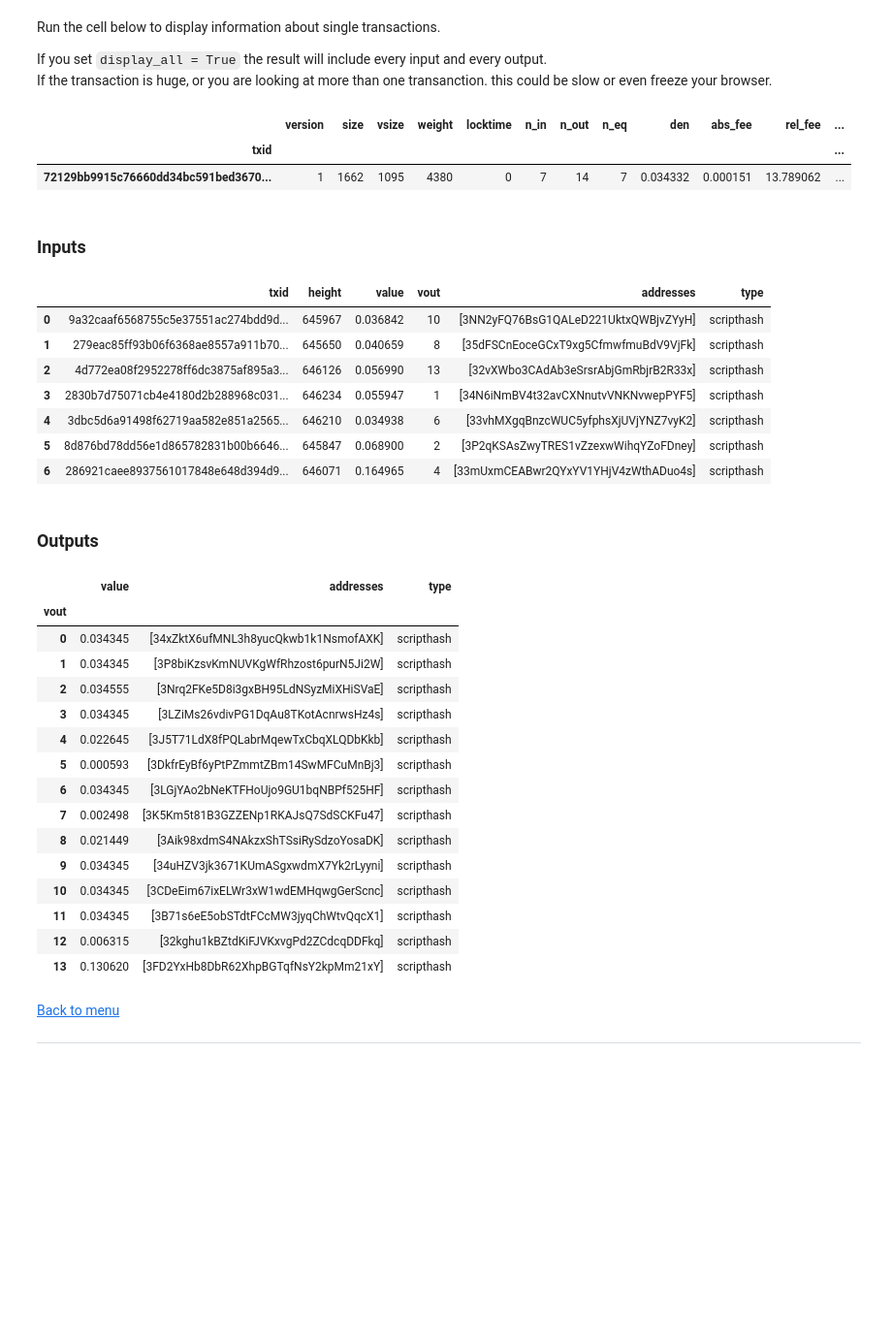
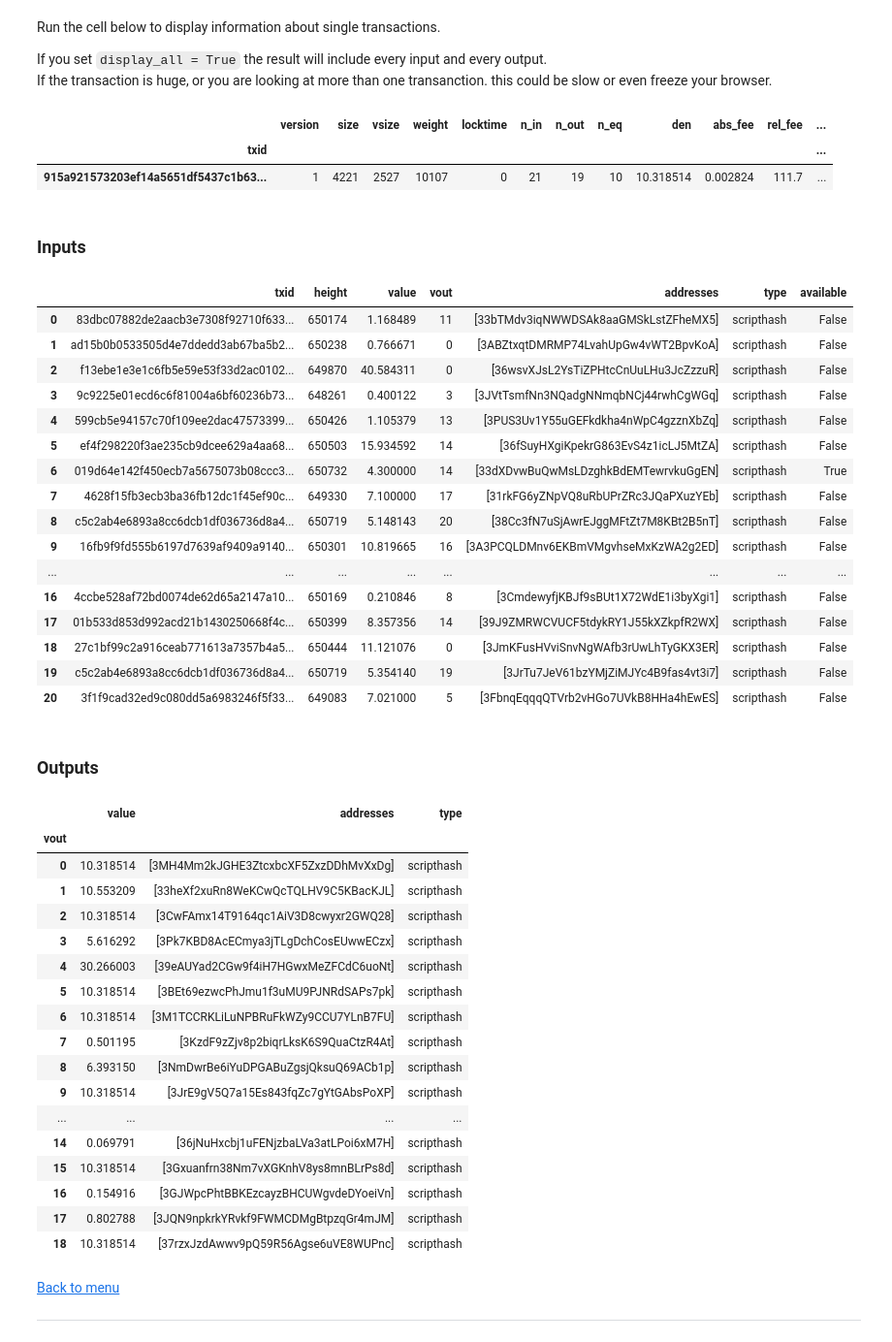
Before and after one commit to PulpCattel/Observatory, a Jupyter notebook: examples/JoinMarket_Observatory.ipynb, the cells around one changed output. Shown at 97% size. Saved outputs shown, nothing was run; the diff lists cells and outputs as text; code cells hidden in the pictures; blank space fills up the shorter version.

```diff
--- a/examples/JoinMarket_Observatory.ipynb
+++ b/examples/JoinMarket_Observatory.ipynb
@@ -205,40 +192,51 @@ If you set `display_all = True` the result will include every input and every ou
 If the transaction is huge, or you are looking at more than one transanction. this could be slow or even freeze your browser.
 # %%
 ### INSERT HERE ###
-txid = '72129bb9915c76660dd34bc591bed3670b20157d2e88462e8d87e62ed44661fc'
+txid = '915a921573203ef14a5651df5437c1b6337907f34fb7961ba4482143b0c40cd6'
 display_all = False
 
 obs.show_tx(txs, txid, display_all)
 # %% [output]
 |  | version | size | vsize | weight | locktime | n_in | n_out | n_eq | den | abs_fee | rel_fee | ... |
 | txid |  |  |  |  |  |  |  |  |  |  |  | ... |
-| 72129bb9915c76660dd34bc591bed3670... | 1 | 1662 | 1095 | 4380 | 0 | 7 | 14 | 7 | 0.034332 | 0.000151 | 13.789062 | ... |
+| 915a921573203ef14a5651df5437c1b63... | 1 | 4221 | 2527 | 10107 | 0 | 21 | 19 | 10 | 10.318514 | 0.002824 | 111.7 | ... |
 ### Inputs
-|  | txid | height | value | vout | addresses | type |
-| 0 | 9a32caaf6568755c5e37551ac274bdd9d... | 645967 | 0.036842 | 10 | [3NN2yFQ76BsG1QALeD221UktxQWBjvZYyH] | scripthash |
-| 1 | 279eac85ff93b06f6368ae8557a911b70... | 645650 | 0.040659 | 8 | [35dFSCnEoceGCxT9xg5CfmwfmuBdV9VjFk] | scripthash |
-| 2 | 4d772ea08f2952278ff6dc3875af895a3... | 646126 | 0.056990 | 13 | [32vXWbo3CAdAb3eSrsrAbjGmRbjrB2R33x] | scripthash |
-| 3 | 2830b7d75071cb4e4180d2b288968c031... | 646234 | 0.055947 | 1 | [34N6iNmBV4t32avCXNnutvVNKNvwepPYF5] | scripthash |
-| 4 | 3dbc5d6a91498f62719aa582e851a2565... | 646210 | 0.034938 | 6 | [33vhMXgqBnzcWUC5yfphsXjUVjYNZ7vyK2] | scripthash |
-| 5 | 8d876bd78dd56e1d865782831b00b6646... | 645847 | 0.068900 | 2 | [3P2qKSAsZwyTRES1vZzexwWihqYZoFDney] | scripthash |
-| 6 | 286921caee8937561017848e648d394d9... | 646071 | 0.164965 | 4 | [33mUxmCEABwr2QYxYV1YHjV4zWthADuo4s] | scripthash |
+|  | txid | height | value | vout | addresses | type | available |
+| 0 | 83dbc07882de2aacb3e7308f92710f633... | 650174 | 1.168489 | 11 | [33bTMdv3iqNWWDSAk8aaGMSkLstZFheMX5] | scripthash | False |
+| 1 | ad15b0b0533505d4e7ddedd3ab67ba5b2... | 650238 | 0.766671 | 0 | [3ABZtxqtDMRMP74LvahUpGw4vWT2BpvKoA] | scripthash | False |
+| 2 | f13ebe1e3e1c6fb5e59e53f33d2ac0102... | 649870 | 40.584311 | 0 | [36wsvXJsL2YsTiZPHtcCnUuLHu3JcZzzuR] | scripthash | False |
+| 3 | 9c9225e01ecd6c6f81004a6bf60236b73... | 648261 | 0.400122 | 3 | [3JVtTsmfNn3NQadgNNmqbNCj44rwhCgWGq] | scripthash | False |
+| 4 | 599cb5e94157c70f109ee2dac47573399... | 650426 | 1.105379 | 13 | [3PUS3Uv1Y55uGEFkdkha4nWpC4gzznXbZq] | scripthash | False |
+| 5 | ef4f298220f3ae235cb9dcee629a4aa68... | 650503 | 15.934592 | 14 | [36fSuyHXgiKpekrG863EvS4z1icLJ5MtZA] | scripthash | False |
+| 6 | 019d64e142f450ecb7a5675073b08ccc3... | 650732 | 4.300000 | 14 | [33dXDvwBuQwMsLDzghkBdEMTewrvkuGgEN] | scripthash | True |
+| 7 | 4628f15fb3ecb3ba36fb12dc1f45ef90c... | 649330 | 7.100000 | 17 | [31rkFG6yZNpVQ8uRbUPrZRc3JQaPXuzYEb] | scripthash | False |
+| 8 | c5c2ab4e6893a8cc6dcb1df036736d8a4... | 650719 | 5.148143 | 20 | [38Cc3fN7uSjAwrEJggMFtZt7M8KBt2B5nT] | scripthash | False |
+| 9 | 16fb9f9fd555b6197d7639af9409a9140... | 650301 | 10.819665 | 16 | [3A3PCQLDMnv6EKBmVMgvhseMxKzWA2g2ED] | scripthash | False |
+| ... | ... | ... | ... | ... | ... | ... | ... |
+| 16 | 4ccbe528af72bd0074de62d65a2147a10... | 650169 | 0.210846 | 8 | [3CmdewyfjKBJf9sBUt1X72WdE1i3byXgi1] | scripthash | False |
+| 17 | 01b533d853d992acd21b1430250668f4c... | 650399 | 8.357356 | 14 | [39J9ZMRWCVUCF5tdykRY1J55kXZkpfR2WX] | scripthash | False |
+| 18 | 27c1bf99c2a916ceab771613a7357b4a5... | 650444 | 11.121076 | 0 | [3JmKFusHVviSnvNgWAfb3rUwLhTyGKX3ER] | scripthash | False |
+| 19 | c5c2ab4e6893a8cc6dcb1df036736d8a4... | 650719 | 5.354140 | 19 | [3JrTu7JeV61bzYMjZiMJYc4B9fas4vt3i7] | scripthash | False |
+| 20 | 3f1f9cad32ed9c080dd5a6983246f5f33... | 649083 | 7.021000 | 5 | [3FbnqEqqqQTVrb2vHGo7UVkB8HHa4hEwES] | scripthash | False |
 ### Outputs
 |  | value | addresses | type |
 | vout |  |  |  |
-| 0 | 0.034345 | [34xZktX6ufMNL3h8yucQkwb1k1NsmofAXK] | scripthash |
-| 1 | 0.034345 | [3P8biKzsvKmNUVKgWfRhzost6purN5Ji2W] | scripthash |
-| 2 | 0.034555 | [3Nrq2FKe5D8i3gxBH95LdNSyzMiXHiSVaE] | scripthash |
-| 3 | 0.034345 | [3LZiMs26vdivPG1DqAu8TKotAcnrwsHz4s] | scripthash |
-| 4 | 0.022645 | [3J5T71LdX8fPQLabrMqewTxCbqXLQDbKkb] | scripthash |
-| 5 | 0.000593 | [3DkfrEyBf6yPtPZmmtZBm14SwMFCuMnBj3] | scripthash |
-| 6 | 0.034345 | [3LGjYAo2bNeKTFHoUjo9GU1bqNBPf525HF] | scripthash |
-| 7 | 0.002498 | [3K5Km5t81B3GZZENp1RKAJsQ7SdSCKFu47] | scripthash |
-| 8 | 0.021449 | [3Aik98xdmS4NAkzxShTSsiRySdzoYosaDK] | scripthash |
-| 9 | 0.034345 | [34uHZV3jk3671KUmASgxwdmX7Yk2rLyyni] | scripthash |
-| 10 | 0.034345 | [3CDeEim67ixELWr3xW1wdEMHqwgGerScnc] | scripthash |
-| 11 | 0.034345 | [3B71s6eE5obSTdtFCcMW3jyqChWtvQqcX1] | scripthash |
-| 12 | 0.006315 | [32kghu1kBZtdKiFJVKxvgPd2ZCdcqDDFkq] | scripthash |
-| 13 | 0.130620 | [3FD2YxHb8DbR62XhpBGTqfNsY2kpMm21xY] | scripthash |
+| 0 | 10.318514 | [3MH4Mm2kJGHE3ZtcxbcXF5ZxzDDhMvXxDg] | scripthash |
+| 1 | 10.553209 | [33heXf2xuRn8WeKCwQcTQLHV9C5KBacKJL] | scripthash |
+| 2 | 10.318514 | [3CwFAmx14T9164qc1AiV3D8cwyxr2GWQ28] | scripthash |
+| 3 | 5.616292 | [3Pk7KBD8AcECmya3jTLgDchCosEUwwECzx] | scripthash |
+| 4 | 30.266003 | [39eAUYad2CGw9f4iH7HGwxMeZFCdC6uoNt] | scripthash |
+| 5 | 10.318514 | [3BEt69ezwcPhJmu1f3uMU9PJNRdSAPs7pk] | scripthash |
+| 6 | 10.318514 | [3M1TCCRKLiLuNPBRuFkWZy9CCU7YLnB7FU] | scripthash |
+| 7 | 0.501195 | [3KzdF9zZjv8p2biqrLksK6S9QuaCtzR4At] | scripthash |
+| 8 | 6.393150 | [3NmDwrBe6iYuDPGABuZgsjQksuQ69ACb1p] | scripthash |
+| 9 | 10.318514 | [3JrE9gV5Q7a15Es843fqZc7gYtGAbsPoXP] | scripthash |
+| ... | ... | ... | ... |
+| 14 | 0.069791 | [36jNuHxcbj1uFENjzbaLVa3atLPoi6xM7H] | scripthash |
+| 15 | 10.318514 | [3Gxuanfrn38Nm7vXGKnhV8ys8mnBLrPs8d] | scripthash |
+| 16 | 0.154916 | [3GJWpcPhtBBKEzcayzBHCUWgvdeDYoeiVn] | scripthash |
+| 17 | 0.802788 | [3JQN9npkrkYRvkf9FWMCDMgBtpzqGr4mJM] | scripthash |
+| 18 | 10.318514 | [37rzxJzdAwwv9pQ59R56Agse6uVE8WUPnc] | scripthash |
 # %% [markdown]
 [Back to menu](#Menu)
 
```
Also changed, not shown: parts of 9 cells of this notebook, 2 other files.
